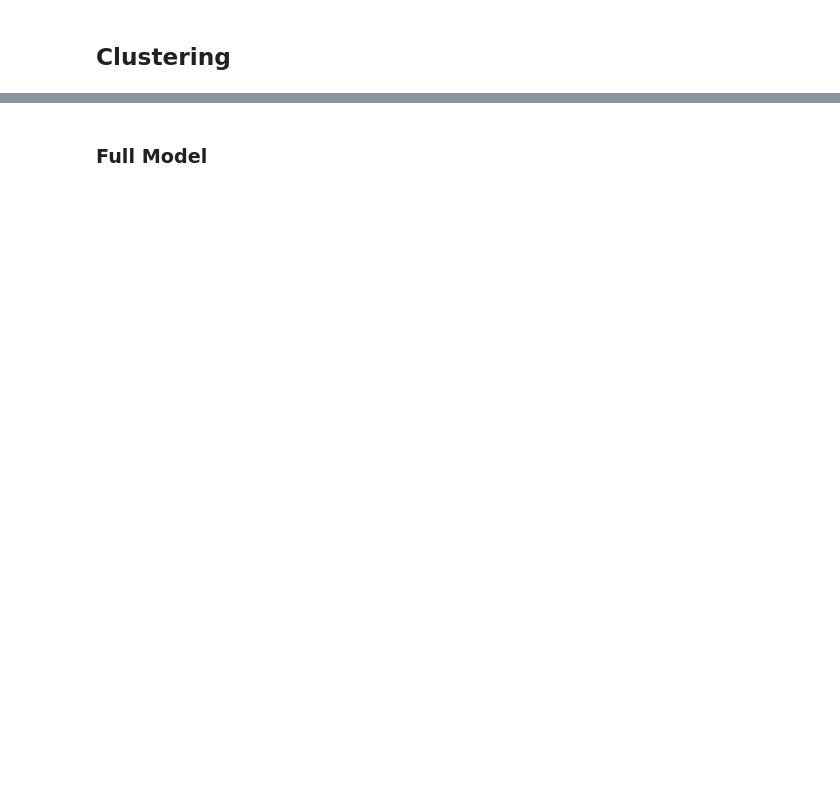
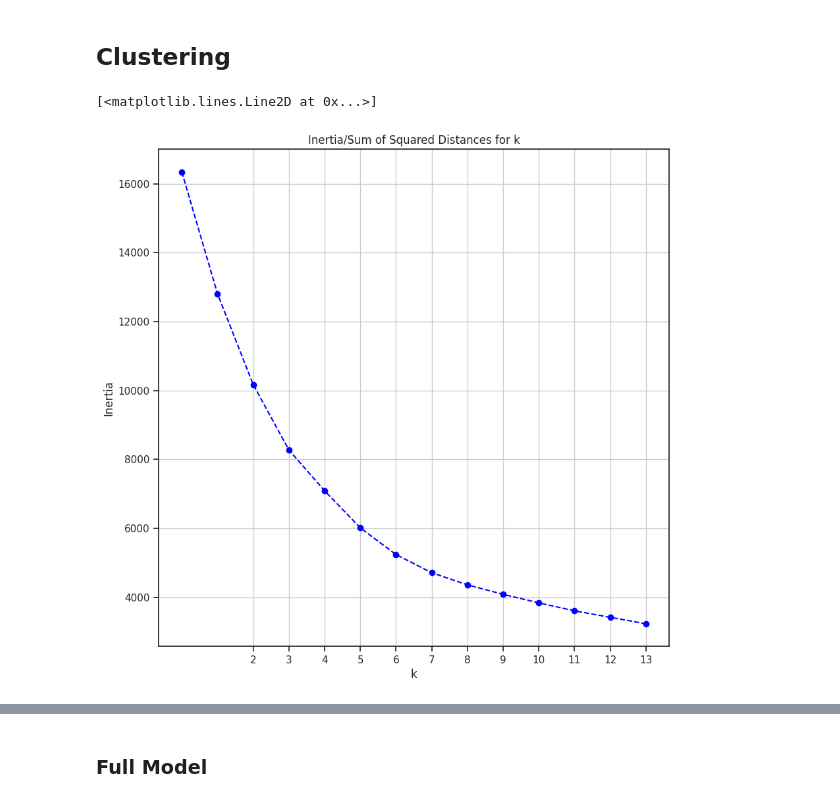
Before and after one commit to comaraDOTcom/ml-applications, a Jupyter notebook: Etivity2/ET5003_Etivity2_CONOROMARA_20151845.ipynb, the cells around one changed output, grey strips where cells are left out. Saved outputs shown, nothing was run; the diff lists cells and outputs as text; code cells hidden in the pictures; blank space fills up the shorter version.

```diff
--- a/Etivity2/ET5003_Etivity2_CONOROMARA_20151845.ipynb
+++ b/Etivity2/ET5003_Etivity2_CONOROMARA_20151845.ipynb
@@ -312,2 +312,18 @@ Full model MAPE =  0.28456529267495717
 # %% [markdown]
 ## Clustering
+# %%
+inertia = []
+for k in range(1,15):
+    clustered_data_sklearn = cluster.KMeans(n_clusters=k, n_init=20, max_iter=500, random_state=10).fit(Xn_train)
+    inertia.append(clustered_data_sklearn.inertia_)
+# %%
+plt.figure(figsize=(10,10))
+plt.title('Inertia/Sum of Squared Distances for k')
+plt.xlabel('k')
+plt.ylabel('Inertia')
+plt.xticks(range(2, 30))
+plt.grid()
+plt.plot(inertia, linestyle='--', marker='o', color='b')
+# %% [output]
+[<matplotlib.lines.Line2D at 0x...>]
+[figure, added]
```
Also changed, not shown: parts of 35 cells of this notebook.
